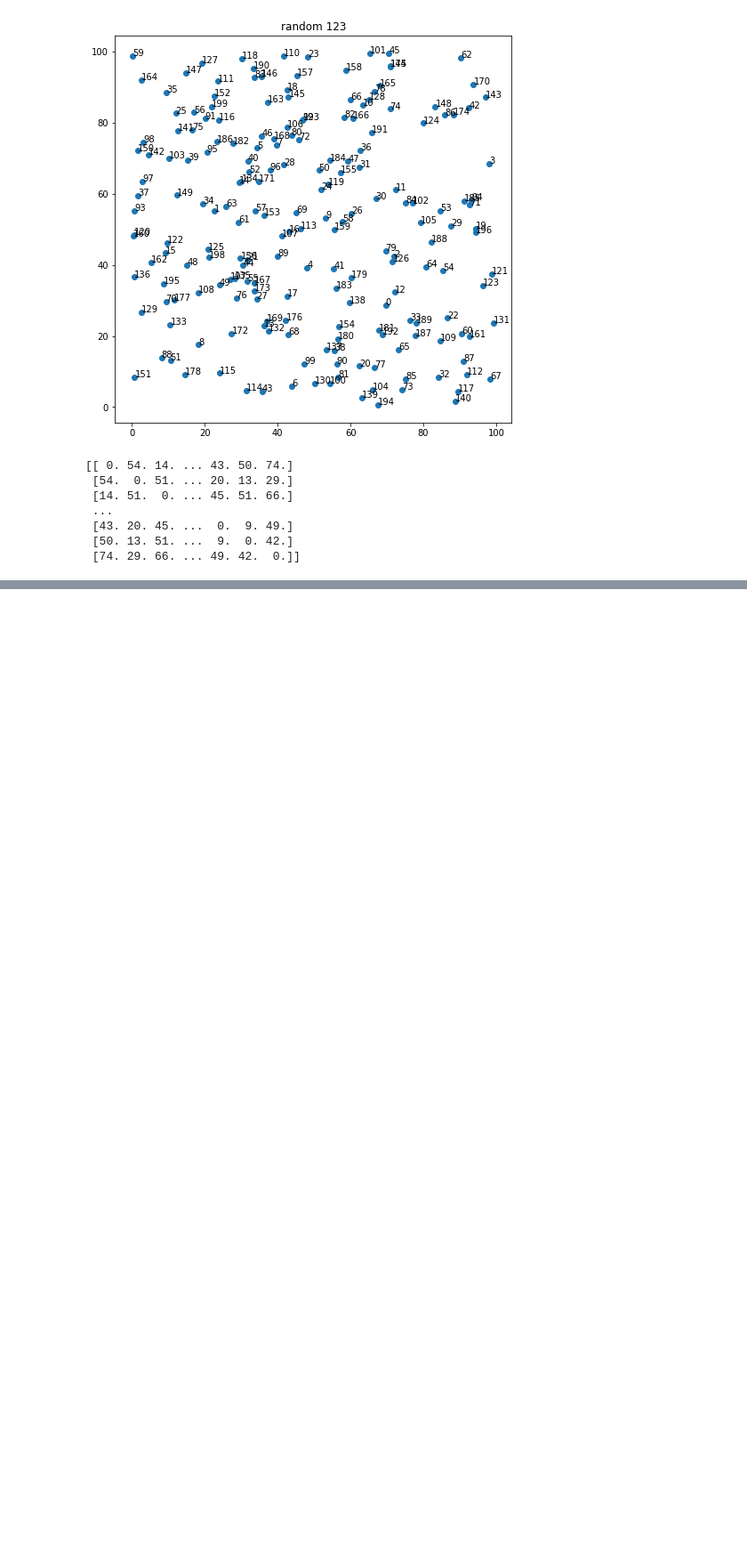
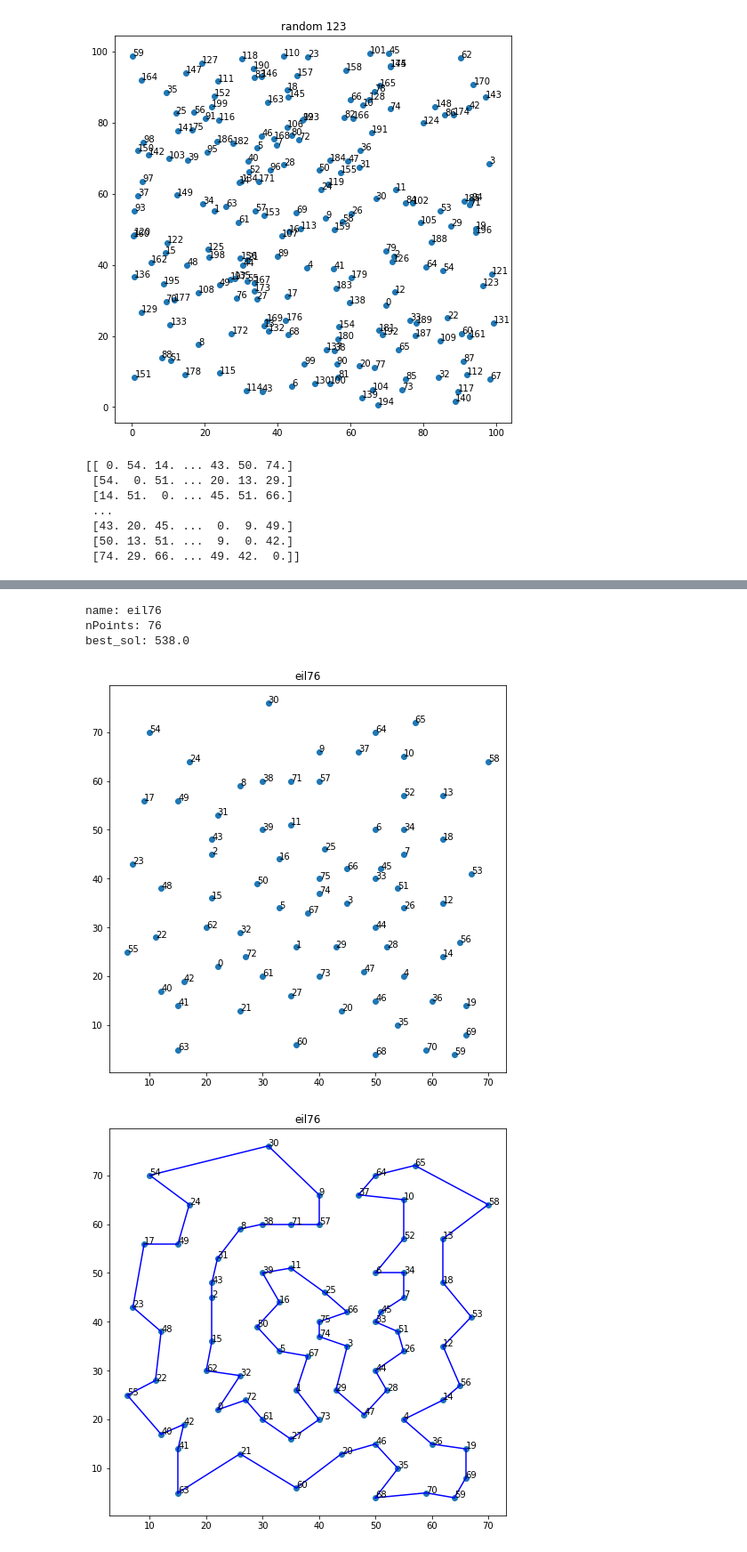
Before and after one commit to WiZeYAR/AI2021MA, a Jupyter notebook: lab1_AI2020.ipynb, the cells around one changed output, grey strips where cells are left out. Shown at 89% size. Saved outputs shown, nothing was run; the diff lists cells and outputs as text; code cells hidden in the pictures; blank space fills up the shorter version.

```diff
--- a/lab1_AI2020.ipynb
+++ b/lab1_AI2020.ipynb
@@ -49,0 +71,11 @@ AttributeError: ignored
+# %%
+ic = TSP_Instance_Creator("standard", 'eil76.tsp')
+ic.print_info()
+ic.plot_data()
+ic.plot_solution()
+# %% [output]
+name: eil76
+nPoints: 76
+best_sol: 538.0
+[figure, added]
+[figure, added]
```
Also changed, not shown: parts of 12 cells of this notebook.
